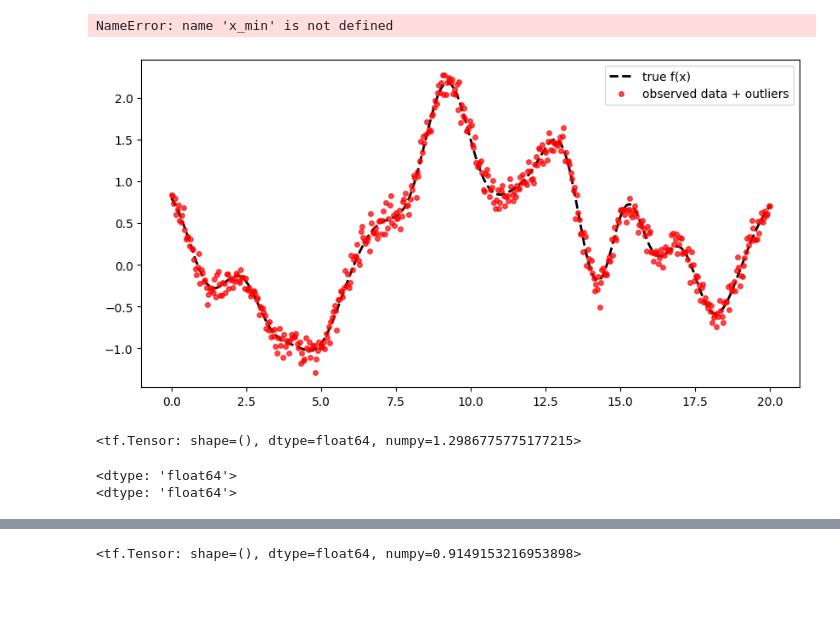
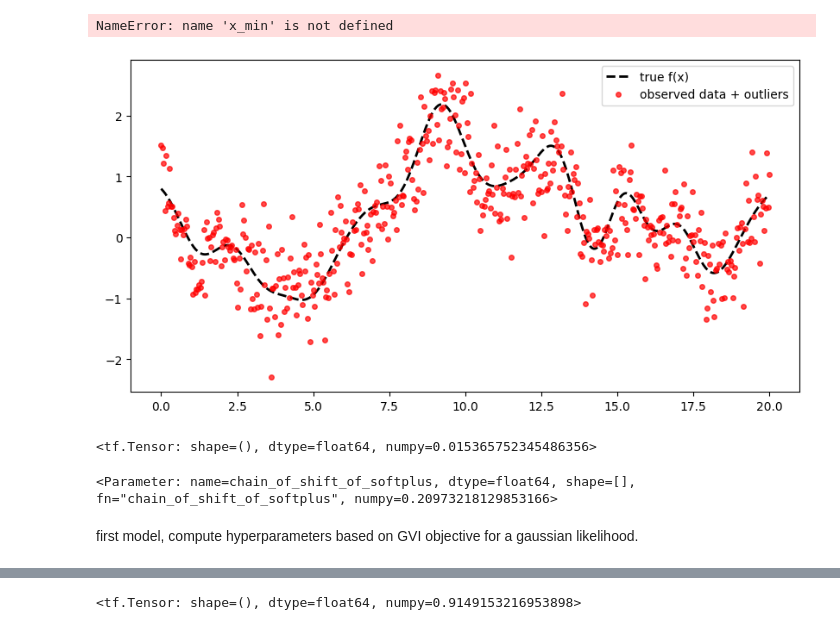
Before and after one commit to PGAcarlesi/LOSS_OPT, a Jupyter notebook: notebooks/GVI_GP_Alpha.ipynb, the cells around one changed output, grey strips where cells are left out. Cells and saved outputs as stored; diff of their text form; code cells hidden in the pictures; blank space fills up the shorter version.

```diff
--- a/notebooks/GVI_GP_Alpha.ipynb
+++ b/notebooks/GVI_GP_Alpha.ipynb
@@ -1,8 +1,9 @@
 # %%
 from typing import Optional
+from zipfile import ZIP_BZIP2
 
 import tensorflow as tf
-from tensorflow_probability.python.internal.backend.jax import shape
+
 
 tf.keras.backend.set_floatx('float64')
 import numpy as np
@@ -13,6 +14,7 @@ import gpflow
 
 from gpflow.base import InputData, MeanAndVariance, RegressionData, TensorData
 from gpflow.kernels import Kernel
+
 from gpflow.likelihoods import Gaussian
 from gpflow.mean_functions import MeanFunction
 from gpflow.models.model import GPModel
@@ -22,6 +24,7 @@ from gpflow.config import default_float, default_jitter
 from gpflow.utilities import to_default_float
 from gpflow import posteriors
 from gpflow.utilities.ops import eye
+
 import random
 import numpy as np
 
@@ -47,7 +50,7 @@ tf.random.set_seed(seed)
 
 #create X
 n_points = 500
-sigma_n = 0.1
+sigma_n = 0.5
 #percentage of points in x which are biased
 percent_miss=0.1
 
@@ -63,11 +66,8 @@ kernel=gpflow.kernels.SquaredExponential(lengthscales=lengthscale, variance=vari
 x = np.linspace(0, 20, n_points).reshape(n_points, 1)
 f = np.random.multivariate_normal(mean=np.zeros(len(x)) ,cov=kernel(x, x)).reshape(n_points, 1)
 
-i_obs = np.random.choice(
-    np.arange(0, n_points, 1), int( n_points), replace=False)
-
-y_obs = f[i_obs] + np.random.normal(scale=sigma_n, size=n_points).reshape(n_points, 1)
-x_obs = x[i_obs]
+y_obs = f + np.random.normal(scale=sigma_n, size=n_points).reshape(n_points, 1)
+x_obs = x
 """
 arr1inds = x_obs[:,0].argsort()
 x_obs = x_obs[arr1inds]
@@ -109,34 +109,34 @@ x_outliers = np.vstack([
 ])
 
 # 2. Assign y-values to outliers (e.g., sample from prior + noise):
 #    You can sample from the GP prior covariance or set them arbitrarily
 K_xo = kernel(x_outliers, x_outliers)
 y_outliers = np.random.multivariate_normal(
     mean=np.zeros(n_outliers),
     cov=K_xo + sigma_n**2 * np.eye(n_outliers)
 ).reshape(-1, 1)
 
 # 3. Append to the observed data, preserving order:
 x_aug = np.vstack([x_obs, x_outliers])
 y_aug = np.vstack([y_obs, y_outliers])
 order = np.argsort(x_aug[:, 0])
 x_obs, y_obs = x_aug[order], y_aug[order]
 
 # Now X and y include the new outliers:
 X = x  # untouched original full domain
 y = y_obs  # augmented observations
 
 # 4. Plot:
 """
 plt.figure(figsize=(10, 5))
 plt.plot(x, f, 'k--', lw=2, label='true f(x)')
 plt.plot(x_obs, y_obs, 'r.', ms=8, alpha=0.7, label='observed data + outliers')
 plt.legend()
 plt.xlim(x_min - outlier_spread, x_max + outlier_spread)
 plt.show()
 # %% [output]
 NameError: name 'x_min' is not defined
-[figure, old version]
+[figure, new version]
 # %%
 standard_gp = gpflow.models.GPR(
     (x_obs, y_obs),
@@ -151,7 +151,13 @@ f_mean, f_var = standard_gp.predict_f(x_obs, full_cov=False)
 
 tf.reduce_mean((f_mean-f)**2)
 # %% [output]
-<tf.Tensor: shape=(), dtype=float64, numpy=1.2986775775177215>
+<tf.Tensor: shape=(), dtype=float64, numpy=0.015365752345486356>
+# %%
+standard_gp.likelihood.variance
+# %% [output]
+<Parameter: name=chain_of_shift_of_softplus, dtype=float64, shape=[], fn="chain_of_shift_of_softplus", numpy=0.20973218129853166>
+# %% [markdown]
+first model, compute hyperparameters based on GVI objective for a gaussian likelihood.
 # %%
 
 import time
@@ -252,16 +264,3 @@ class GVI_GP_alpha(gpflow.models.BayesianModel):
         jitter = 1e-6 * tf.eye(tf.shape(K_xold_xold)[0], dtype=K_xold_xold.dtype)
         K_inv = tf.linalg.inv(K_xold_xold + jitter)
         return K_xold_xnew @ K_inv @ self.mu_f
-# %%
-
-
-N=x_obs.shape[0]
-Z = x_obs[np.random.choice(N, 100, replace=False), :]
-inducing_variable = gpflow.Parameter(Z,trainable=False)
-model = GVI_GP_alpha(x_obs,y_obs,inducing_variable)
-opt = gpflow.optimizers.Scipy()
-opt.minimize(model.train_step, model.trainable_variables)
-model.predict_ins()
-# %% [output]
-<dtype: 'float64'>
-<dtype: 'float64'>
```
Also changed, not shown: parts of 120 cells of this notebook, 2 other files.
